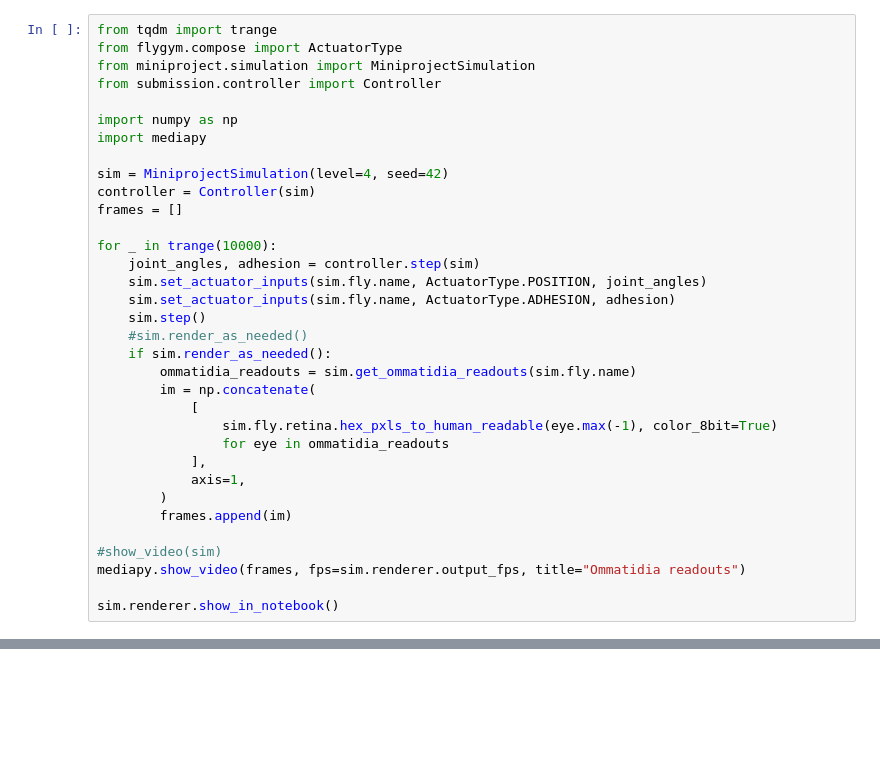
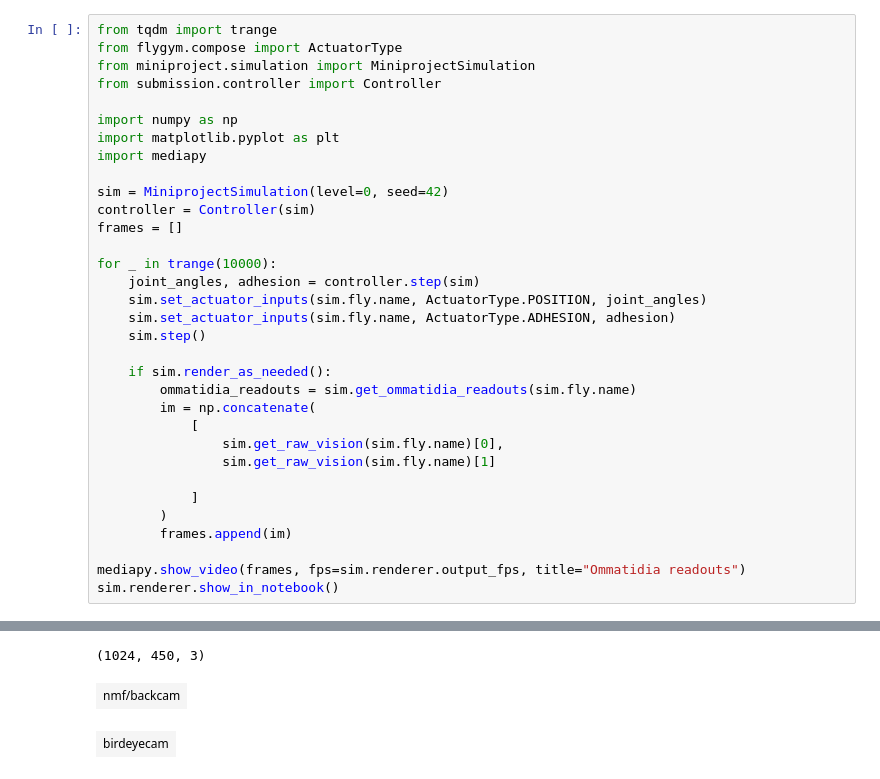
Before and after one commit to JohannePinel/Controlling_BAR_Project, a Jupyter notebook: miniproject/run_controller.ipynb, the cells around one changed output, grey strips where cells are left out. Saved outputs shown, nothing was run; the diff lists cells and outputs as text; blank space fills up the shorter version.

Commit message:
vision couleur chaque oeil

```diff
--- a/miniproject/run_controller.ipynb
+++ b/miniproject/run_controller.ipynb
@@ -5,9 +5,10 @@ from miniproject.simulation import MiniprojectSimulation
 from submission.controller import Controller
 
 import numpy as np
+import matplotlib.pyplot as plt
 import mediapy
 
-sim = MiniprojectSimulation(level=4, seed=42)
+sim = MiniprojectSimulation(level=0, seed=42)
 controller = Controller(sim)
 frames = []
 
@@ -16,19 +17,18 @@ for _ in trange(10000):
     sim.set_actuator_inputs(sim.fly.name, ActuatorType.POSITION, joint_angles)
     sim.set_actuator_inputs(sim.fly.name, ActuatorType.ADHESION, adhesion)
     sim.step()
-    #sim.render_as_needed()
+
     if sim.render_as_needed():
         ommatidia_readouts = sim.get_ommatidia_readouts(sim.fly.name)
         im = np.concatenate(
             [
-                sim.fly.retina.hex_pxls_to_human_readable(eye.max(-1), color_8bit=True)
-                for eye in ommatidia_readouts
-            ],
-            axis=1,
+                sim.get_raw_vision(sim.fly.name)[0],
+                sim.get_raw_vision(sim.fly.name)[1]
+
+            ]
         )
         frames.append(im)
 
-#show_video(sim)
 mediapy.show_video(frames, fps=sim.renderer.output_fps, title="Ommatidia readouts")
-
 sim.renderer.show_in_notebook()
+# %% [output]
@@ -34,0 +36,3 @@ sim.renderer.show_in_notebook()
+(1024, 450, 3)
+| nmf/backcam |
+| birdeyecam |
```
Also changed, not shown: parts of 1 cell of this notebook.
